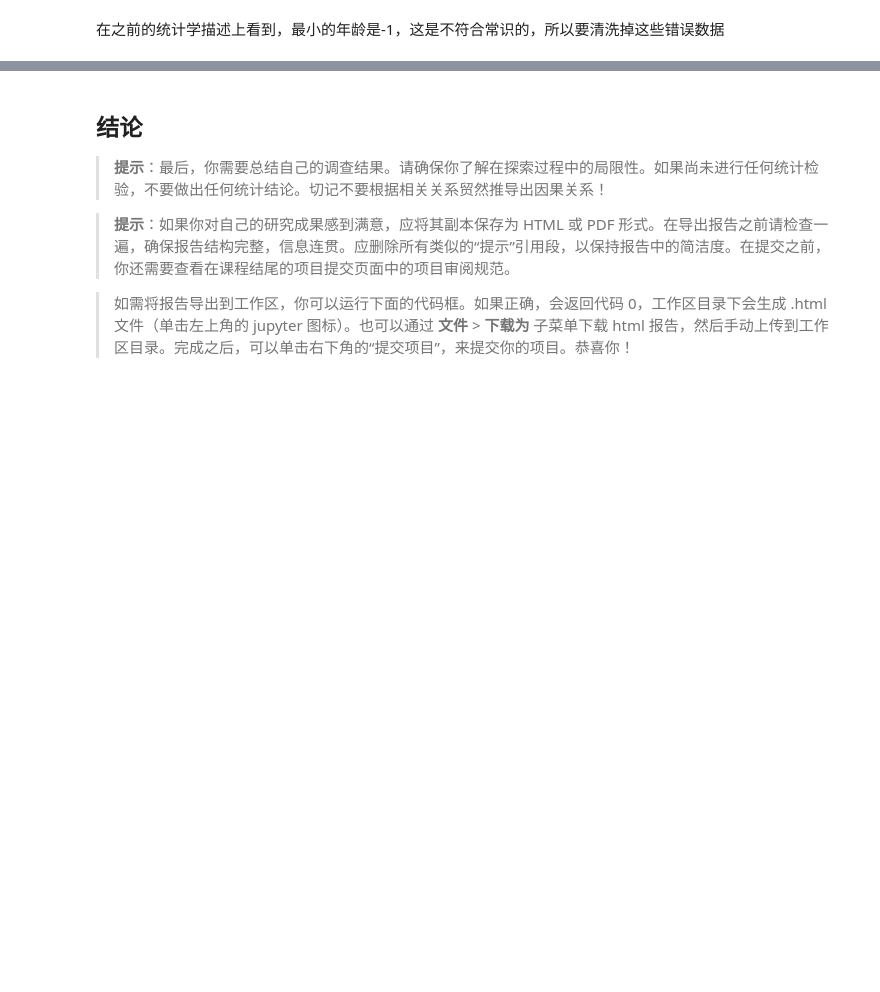
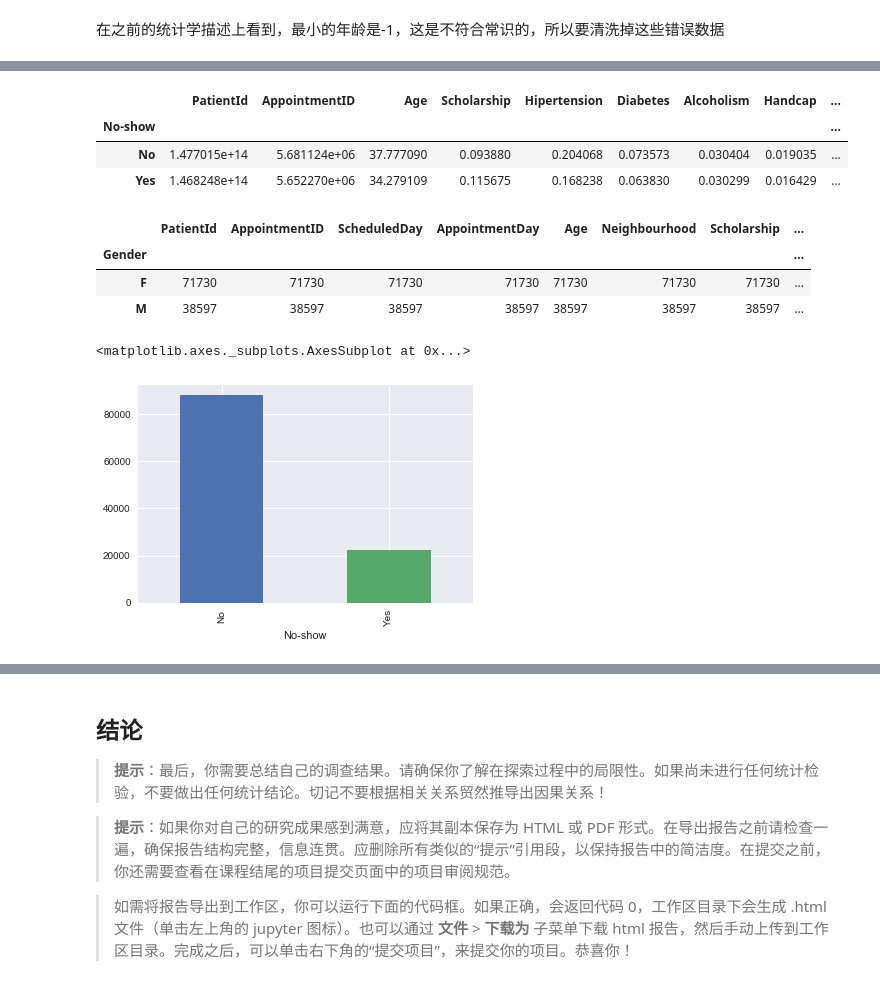
Before and after one commit to pol117/Investigate_a_Dataset, a Jupyter notebook: Investigate_a_Dataset-zh.ipynb, the cells around one changed output, grey strips where cells are left out. Saved outputs shown, nothing was run; the diff lists cells and outputs as text; code cells hidden in the pictures; blank space fills up the shorter version.

```diff
--- a/Investigate_a_Dataset-zh.ipynb
+++ b/Investigate_a_Dataset-zh.ipynb
@@ -215,0 +143,20 @@ df[year_15]
+# %%
+df.groupby(['No-show']).mean()
+# %% [output]
+|  | PatientId | AppointmentID | Age | Scholarship | Hipertension | Diabetes | Alcoholism | Handcap | ... |
+| No-show |  |  |  |  |  |  |  |  | ... |
+| No | 1.477015e+14 | 5.681124e+06 | 37.777090 | 0.093880 | 0.204068 | 0.073573 | 0.030404 | 0.019035 | ... |
+| Yes | 1.468248e+14 | 5.652270e+06 | 34.279109 | 0.115675 | 0.168238 | 0.063830 | 0.030299 | 0.016429 | ... |
+# %%
+df.groupby(['Gender']).count()
+# %% [output]
+|  | PatientId | AppointmentID | ScheduledDay | AppointmentDay | Age | Neighbourhood | Scholarship | ... |
+| Gender |  |  |  |  |  |  |  | ... |
+| F | 71730 | 71730 | 71730 | 71730 | 71730 | 71730 | 71730 | ... |
+| M | 38597 | 38597 | 38597 | 38597 | 38597 | 38597 | 38597 | ... |
+# %%
+no_show_count = df.groupby(['No-show']).count()['PatientId']
+no_show_count.plot(kind='bar')
+# %% [output]
+<matplotlib.axes._subplots.AxesSubplot at 0x...>
+[figure, added]
```
Also changed, not shown: parts of 22 cells of this notebook.
